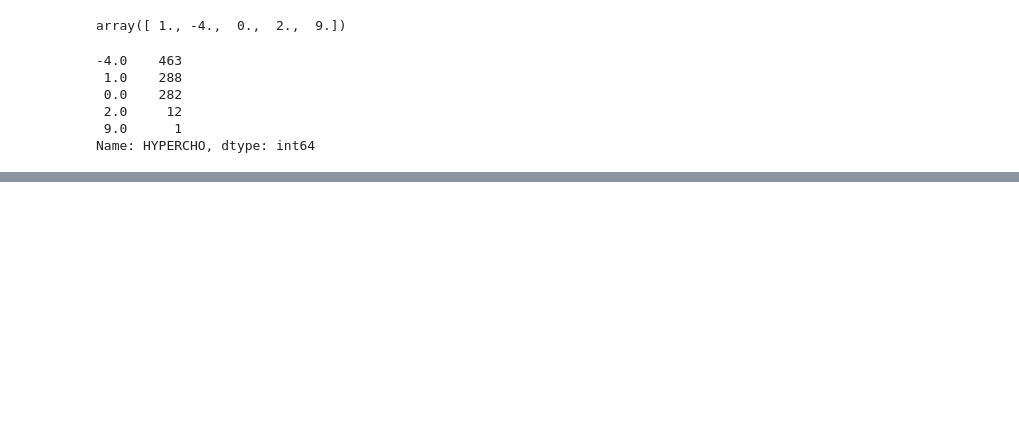
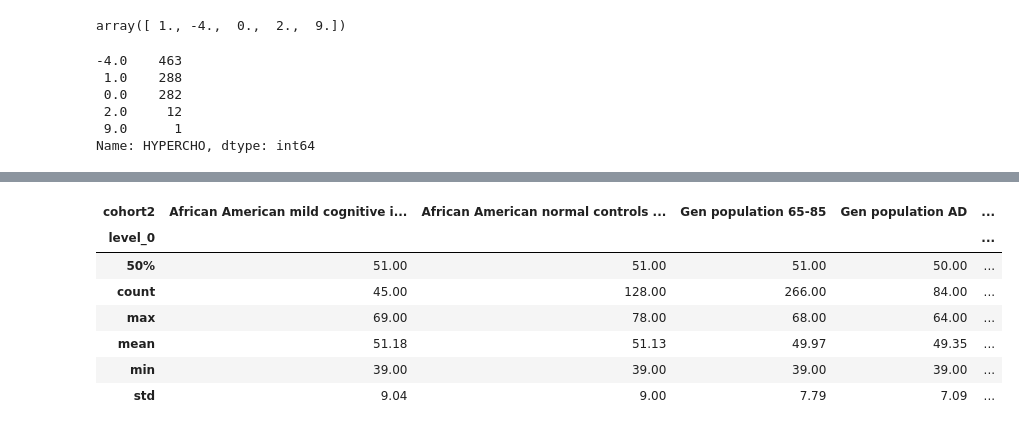
Before and after one commit to tianchu-shu/NWMSS, a Jupyter notebook: ARMADA_Baseline.ipynb, the cells around one changed output, grey strips where cells are left out. Saved outputs shown, nothing was run; the diff lists cells and outputs as text; code cells hidden in the pictures; blank space fills up the shorter version.

```diff
--- a/ARMADA_Baseline.ipynb
+++ b/ARMADA_Baseline.ipynb
@@ -17,6 +17,9 @@ from sklearn.metrics import roc_auc_score
 # %%
 import warnings
 warnings.filterwarnings('ignore')
+# %%
+#Set two decimal points for display
+pd.options.display.float_format = "{:.2f}".format
 # %% [markdown]
 # Load the Data
 # %%
@@ -635,0 +362,12 @@ def plot_roc(X,y, t):
+# %%
+table =armada.groupby('cohort2')['PainInt_TScore'].describe().unstack().reset_index().pivot(index='level_0', columns='cohort2', values=0)
+table.iloc[[1,3,4,5,6,7],:]
+# %% [output]
+| cohort2 | African American mild cognitive i... | African American normal controls ... | Gen population 65-85 | Gen population AD | ... |
+| level_0 |  |  |  |  | ... |
+| 50% | 51.00 | 51.00 | 51.00 | 50.00 | ... |
+| count | 45.00 | 128.00 | 266.00 | 84.00 | ... |
+| max | 69.00 | 78.00 | 68.00 | 64.00 | ... |
+| mean | 51.18 | 51.13 | 49.97 | 49.35 | ... |
+| min | 39.00 | 39.00 | 39.00 | 39.00 | ... |
+| std | 9.04 | 9.00 | 7.79 | 7.09 | ... |
```
Also changed, not shown: parts of 48 cells of this notebook.
